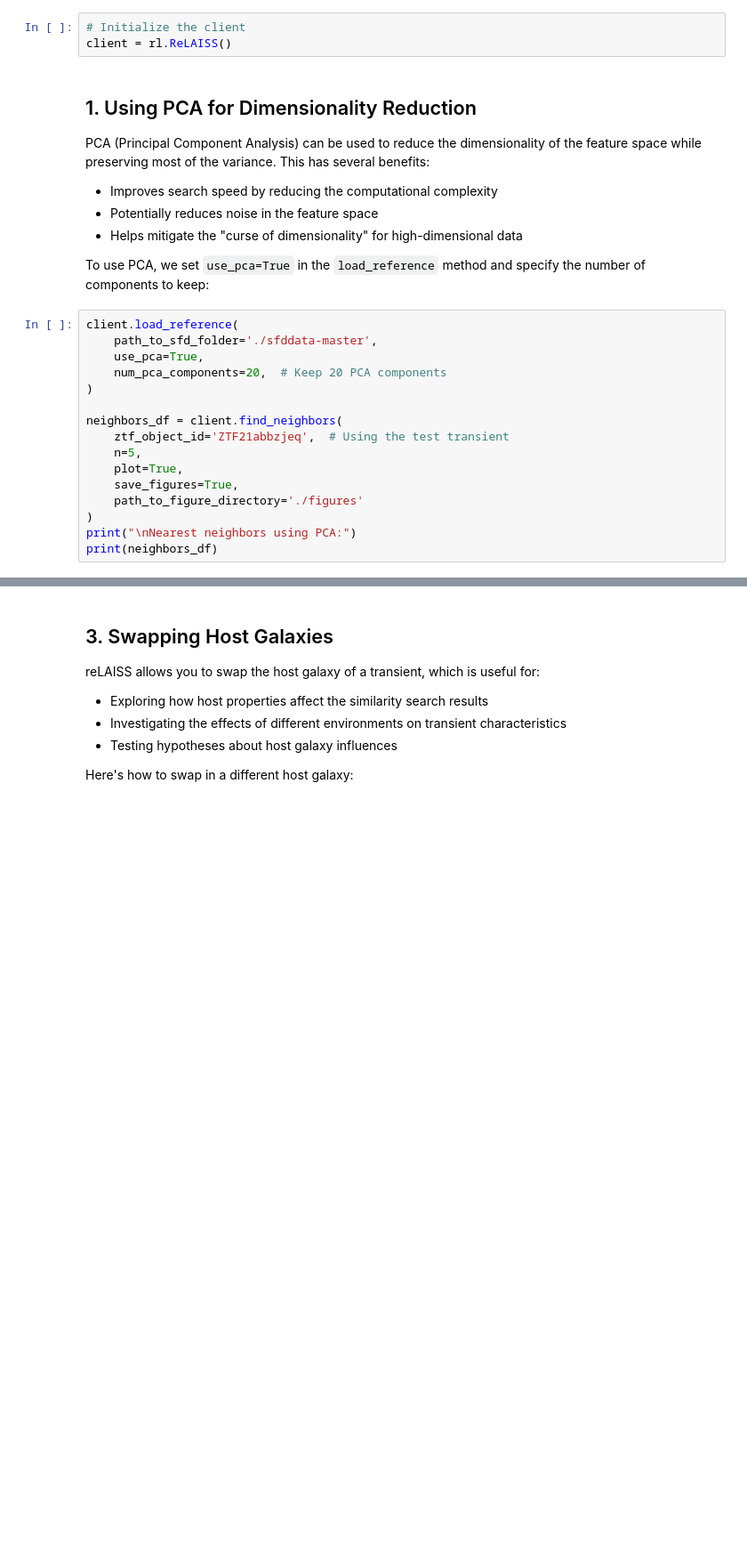
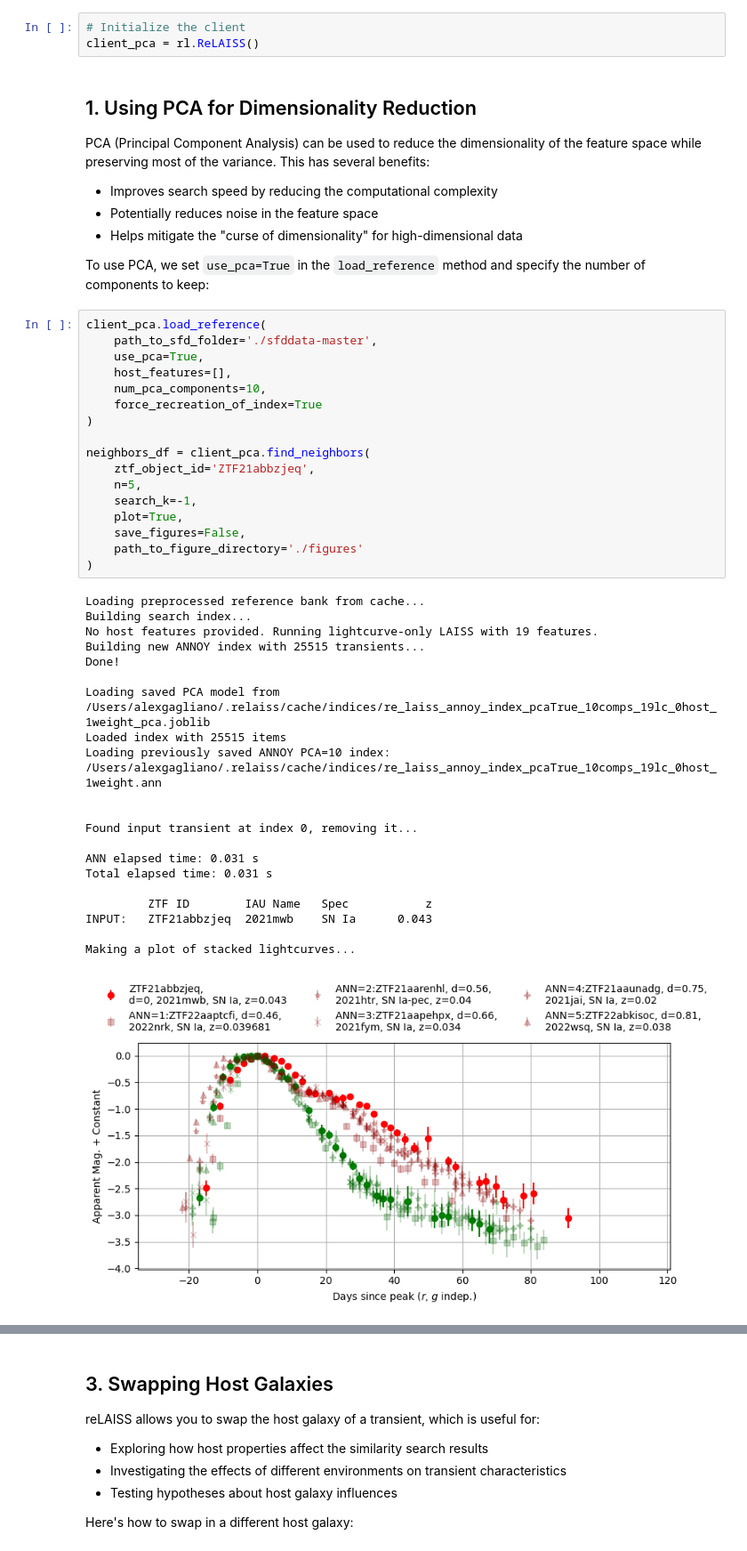
Before and after one commit to alexandergagliano/relaiss_search, a Jupyter notebook: notebooks/02_advanced_usage.ipynb, the cells around one changed output, grey strips where cells are left out. Shown at 89% size. Drawn from its saved outputs; the diff is of its cells as text; blank space fills up the shorter version.

```diff
--- a/notebooks/02_advanced_usage.ipynb
+++ b/notebooks/02_advanced_usage.ipynb
@@ -71,7 +71,7 @@ def create_theorized_lightcurve():
 We'll start by creating a ReLAISS client instance:
 # %%
 # Initialize the client
-client = rl.ReLAISS()
+client_pca = rl.ReLAISS()
 # %% [markdown]
 ## 1. Using PCA for Dimensionality Reduction
 
@@ -83,18 +83,41 @@ PCA (Principal Component Analysis) can be used to reduce the dimensionality of t
 
 To use PCA, we set `use_pca=True` in the `load_reference` method and specify the number of components to keep:
 # %%
-client.load_reference(
+client_pca.load_reference(
     path_to_sfd_folder='./sfddata-master',
     use_pca=True,
-    num_pca_components=20,  # Keep 20 PCA components
+    host_features=[],
+    num_pca_components=10,
+    force_recreation_of_index=True
 )
 
-neighbors_df = client.find_neighbors(
-    ztf_object_id='ZTF21abbzjeq',  # Using the test transient
+neighbors_df = client_pca.find_neighbors(
+    ztf_object_id='ZTF21abbzjeq',
     n=5,
+    search_k=-1,
     plot=True,
-    save_figures=True,
+    save_figures=False,
     path_to_figure_directory='./figures'
 )
-print("\nNearest neighbors using PCA:")
-print(neighbors_df)
+# %% [output]
+Loading preprocessed reference bank from cache...
+Building search index...
+No host features provided. Running lightcurve-only LAISS with 19 features.
+Building new ANNOY index with 25515 transients...
+Done!
+
+Loading saved PCA model from /Users/alexgagliano/.relaiss/cache/indices/re_laiss_annoy_index_pcaTrue_10comps_19lc_0host_1weight_pca.joblib
+Loaded index with 25515 items
+Loading previously saved ANNOY PCA=10 index: /Users/alexgagliano/.relaiss/cache/indices/re_laiss_annoy_index_pcaTrue_10comps_19lc_0host_1weight.ann
+
+
+Found input transient at index 0, removing it...
+
+ANN elapsed time: 0.031 s
+Total elapsed time: 0.031 s
+
+         ZTF ID        IAU Name   Spec           z
+INPUT:   ZTF21abbzjeq  2021mwb    SN Ia      0.043
+
+Making a plot of stacked lightcurves...
+[figure, added]
```
Also changed, not shown: parts of 11 cells of this notebook, 1 other file.
